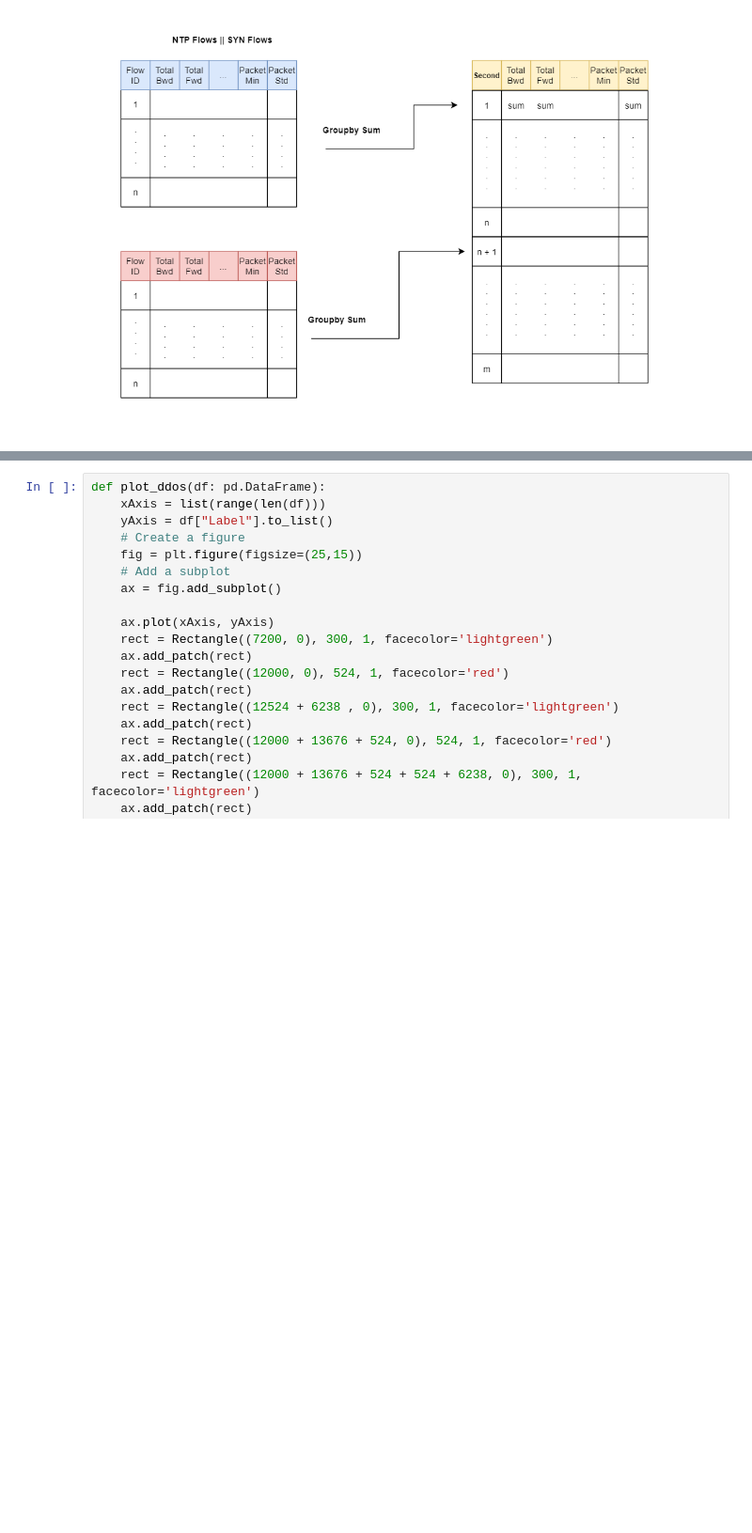
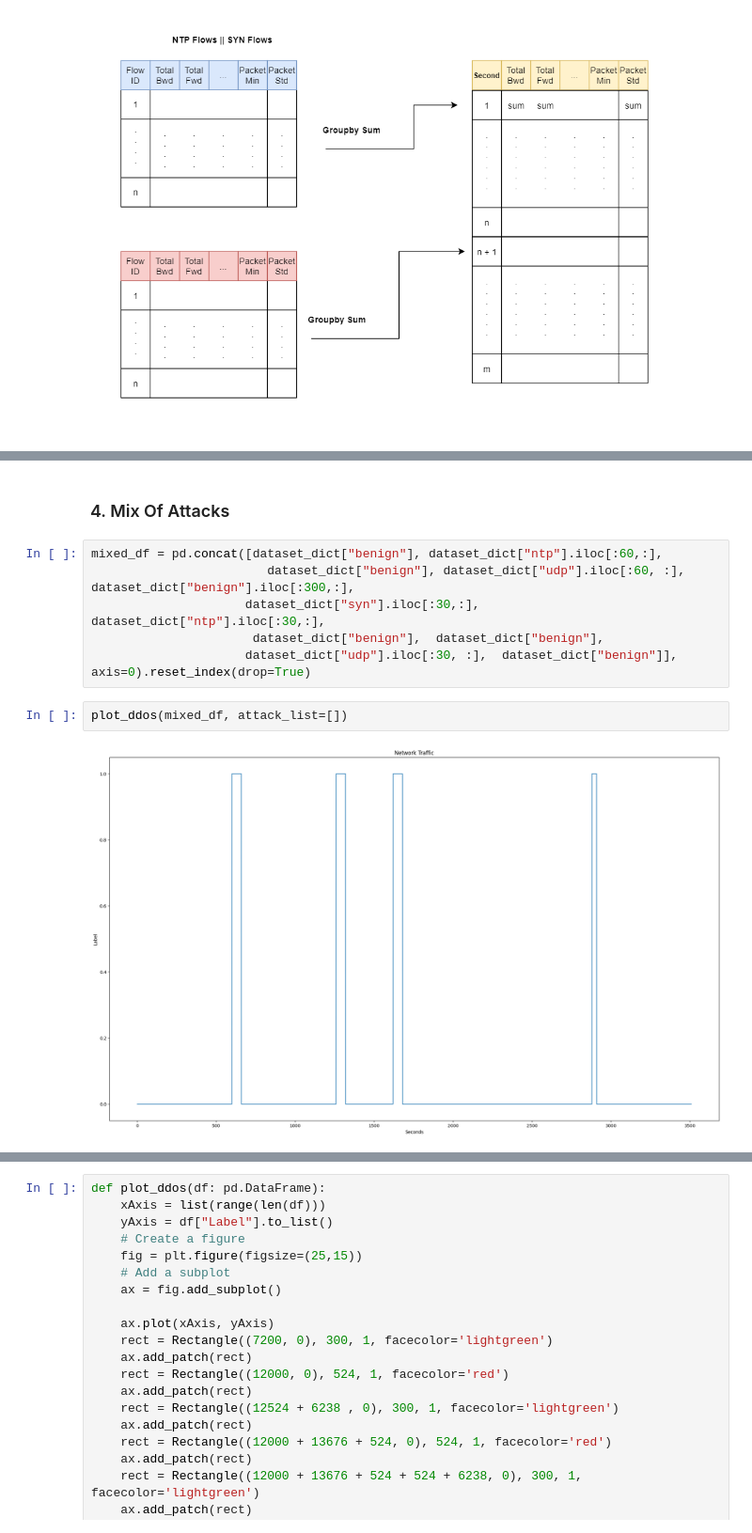
Before and after one commit to batuhanduyuler01/matrix_profile_ddos, a Jupyter notebook: tez_ilerleme_notebook.ipynb, the cells around one changed output, grey strips where cells are left out. Shown: that part at 94% size. Drawn from its saved outputs; the diff is of its cells as text; blank space fills up the shorter version.

```diff
--- a/tez_ilerleme_notebook.ipynb
+++ b/tez_ilerleme_notebook.ipynb
@@ -472,0 +225,12 @@ class GeneticAlgo:
+# %% [markdown]
+### 4. Mix Of Attacks
+# %%
+mixed_df = pd.concat([dataset_dict["benign"], dataset_dict["ntp"].iloc[:60,:],
+                        dataset_dict["benign"], dataset_dict["udp"].iloc[:60, :], dataset_dict["benign"].iloc[:300,:],
+                     dataset_dict["syn"].iloc[:30,:], dataset_dict["ntp"].iloc[:30,:],
+                      dataset_dict["benign"],  dataset_dict["benign"],
+                     dataset_dict["udp"].iloc[:30, :],  dataset_dict["benign"]], axis=0).reset_index(drop=True)
+# %%
+plot_ddos(mixed_df, attack_list=[])
+# %% [output]
+[figure, added]
```
Also changed, not shown: parts of 60 cells of this notebook.
